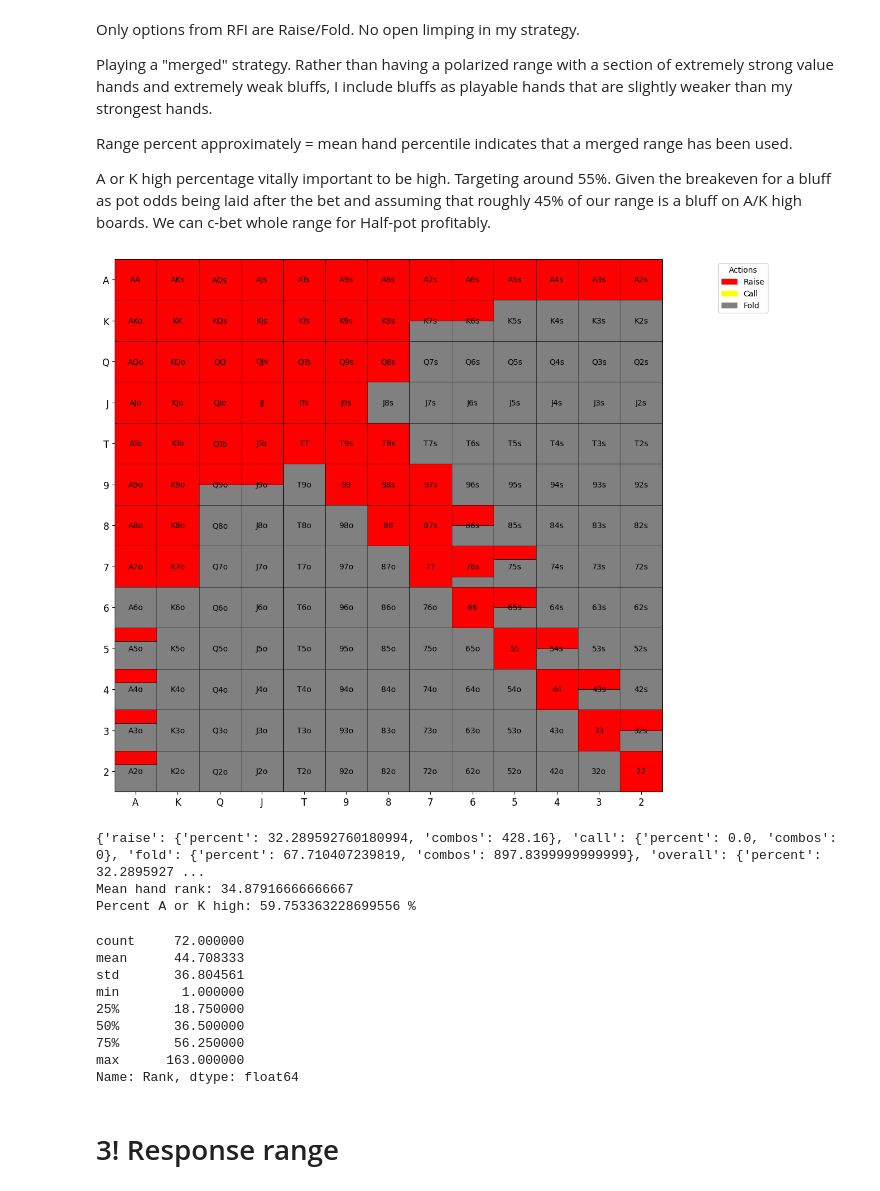
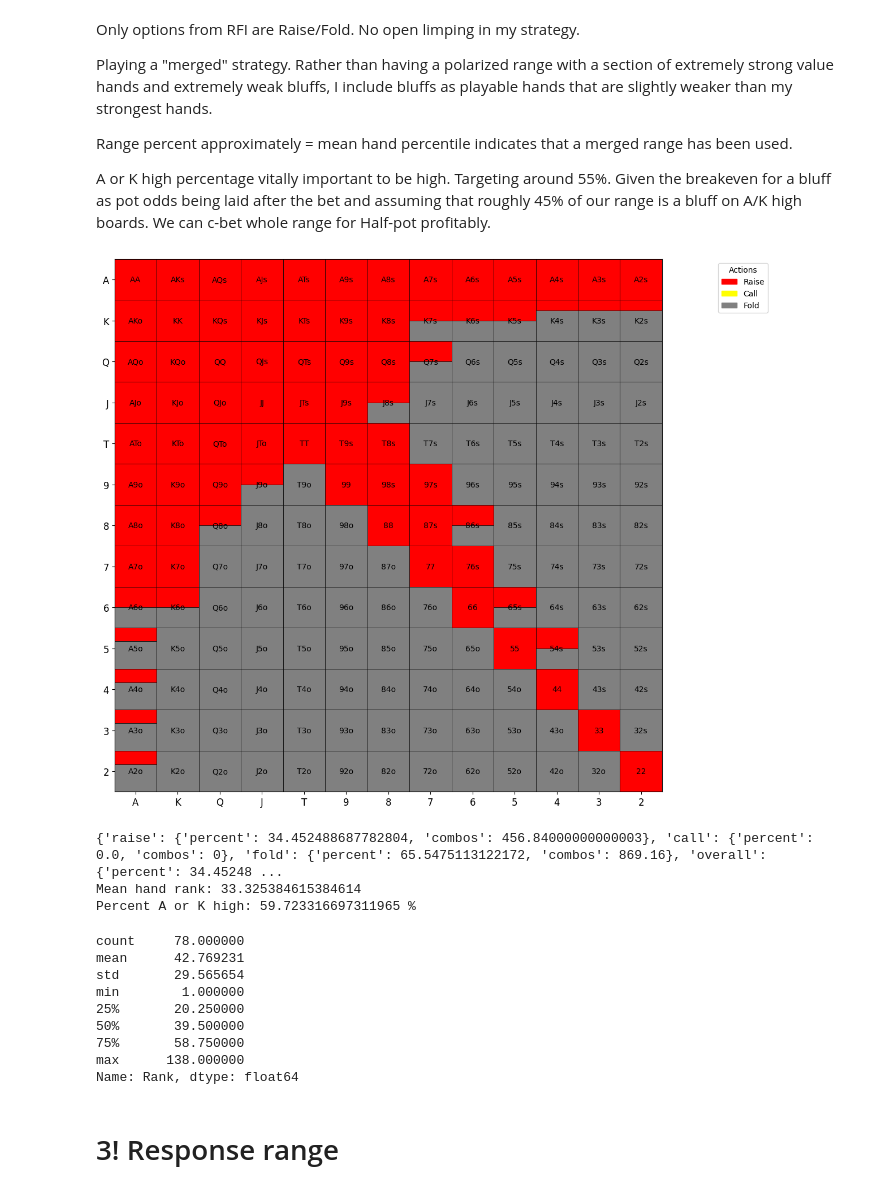
Before and after one commit to KunaalAgarwal/poker_analysis, a Jupyter notebook: src/btn_ranges.ipynb, the cells around one changed output. Cells and saved outputs as stored; diff of their text form; code cells hidden in the pictures.

```diff
--- a/src/btn_ranges.ipynb
+++ b/src/btn_ranges.ipynb
@@ -54,6 +54,7 @@ rfi_range = {
     "A9o": {"raise": 1.0, "call": 0.0},
     "A8o": {"raise": 1.0, "call": 0.0},
     "A7o": {"raise": 1.0, "call": 0.0},
+    "A6o": {"raise": 0.5, "call": 0.0},
     "A5o": {"raise": 0.33, "call": 0.0},
     "A4o": {"raise": 0.33, "call": 0.0},
     "A3o": {"raise": 0.33, "call": 0.0},
@@ -66,6 +67,10 @@ rfi_range = {
     "K8s": {"raise": 1.0, "call": 0.0},
     "K7s": {"raise": 0.5, "call": 0.0},
     "K6s": {"raise": 0.5, "call": 0.0},
+    "K5s": {"raise": 0.5, "call": 0.0},
+    "K4s": {"raise": 0.25, "call": 0.0},
+    "K3s": {"raise": 0.25, "call": 0.0},
+    "K2s": {"raise": 0.25, "call": 0.0},
 
     "KQo": {"raise": 1.0, "call": 0.0},
     "KJo": {"raise": 1.0, "call": 0.0},
@@ -73,19 +78,22 @@ rfi_range = {
     "K9o": {"raise": 1.0, "call": 0.0},
     "K8o": {"raise": 1.0, "call": 0.0},
     "K7o": {"raise": 1.0, "call": 0.0},
+    "K6o": {"raise": 0.5, "call": 0.0},
 
     "QJs": {"raise": 1.0, "call": 0.0},
     "QTs": {"raise": 1.0, "call": 0.0},
     "Q9s": {"raise": 1.0, "call": 0.0},
     "Q8s": {"raise": 1.0, "call": 0.0},
-
+    "Q7s": {"raise": 0.5, "call": 0.0},
 
     "QJo": {"raise": 1.0, "call": 0.0},
     "QTo": {"raise": 1.0, "call": 0.0},
-    "Q9o": {"raise": 0.5, "call": 0.0},
+    "Q9o": {"raise": 1.0, "call": 0.0},
+    "Q8o": {"raise": 0.5, "call": 0.0},
 
     "JTs": {"raise": 1.0, "call": 0.0},
     "J9s": {"raise": 1.0, "call": 0.0},
+    "J8s": {"raise": 0.5, "call": 0.0},
 
     "JTo": {"raise": 1.0, "call": 0.0},
     "J9o": {"raise": 0.5, "call": 0.0},
@@ -93,49 +101,49 @@ rfi_range = {
     "T9s": {"raise": 1.0, "call": 0.0},
     "T8s": {"raise": 1.0, "call": 0.0},
 
     "98s": {"raise": 1.0, "call": 0.0},
     "97s": {"raise": 1.0, "call": 0.0},
 
     "87s": {"raise": 1.0, "call": 0.0},
     "86s": {"raise": 0.5, "call": 0.0},
 
-    "76s": {"raise": 0.75, "call": 0.0},
-    "75s": {"raise": 0.33, "call": 0.0},
+    "76s": {"raise": 1.0, "call": 0.0},
+    "75s": {"raise": 0.0, "call": 0.0},
 
     "65s": {"raise": 0.5, "call": 0.0},
 
     "54s": {"raise": 0.5, "call": 0.0},
 
-    "43s": {"raise": 0.5, "call": 0.0},
+    "43s": {"raise": 0.0, "call": 0.0},
 
-    "32s": {"raise": 0.5, "call": 0.0},
+    "32s": {"raise": 0.0, "call": 0.0},
 }
 # Visualize the range
 rfi = range_construction.generate_range(rfi_range, '../ranges/btn_ranges/btn_rfi.png')
 rfi_distribution = range_construction.range_hand_distribution(rfi_range)
 rfi_percent_by_actions = range_construction.range_percent_by_all_actions(rfi_range)
 rfi_mean_hand_rank = range_construction.average_range_rank(rfi_range)
 
 
 print(rfi_percent_by_actions)
 print(f'Mean hand rank: {rfi_mean_hand_rank}')
 print(f'Percent A or K high: {range_construction.percent_range_high_card(rfi_range)} %')
 
 rfi_distribution[1].to_csv('../ranges/btn_ranges/btn_rfi_distribution.csv')
 rfi_distribution[0]
 # %% [output]
-[figure, old version]
+[figure, new version]
-{'raise': {'percent': 32.289592760180994, 'combos': 428.16}, 'call': {'percent': 0.0, 'combos': 0}, 'fold': {'percent': 67.710407239819, 'combos': 897.8399999999999}, 'overall': {'percent': 32.2895927 ...
-Mean hand rank: 34.87916666666667
-Percent A or K high: 59.753363228699556 %
+{'raise': {'percent': 34.452488687782804, 'combos': 456.84000000000003}, 'call': {'percent': 0.0, 'combos': 0}, 'fold': {'percent': 65.5475113122172, 'combos': 869.16}, 'overall': {'percent': 34.45248 ...
+Mean hand rank: 33.325384615384614
+Percent A or K high: 59.723316697311965 %
-count     72.000000
-mean      44.708333
-std       36.804561
+count     78.000000
+mean      42.769231
+std       29.565654
 min        1.000000
-25%       18.750000
-50%       36.500000
-75%       56.250000
-max      163.000000
+25%       20.250000
+50%       39.500000
+75%       58.750000
+max      138.000000
 Name: Rank, dtype: float64
 # %% [markdown]
 # 3! Response range
```
Also changed, not shown: parts of 6 cells of this notebook, 5 other files.
